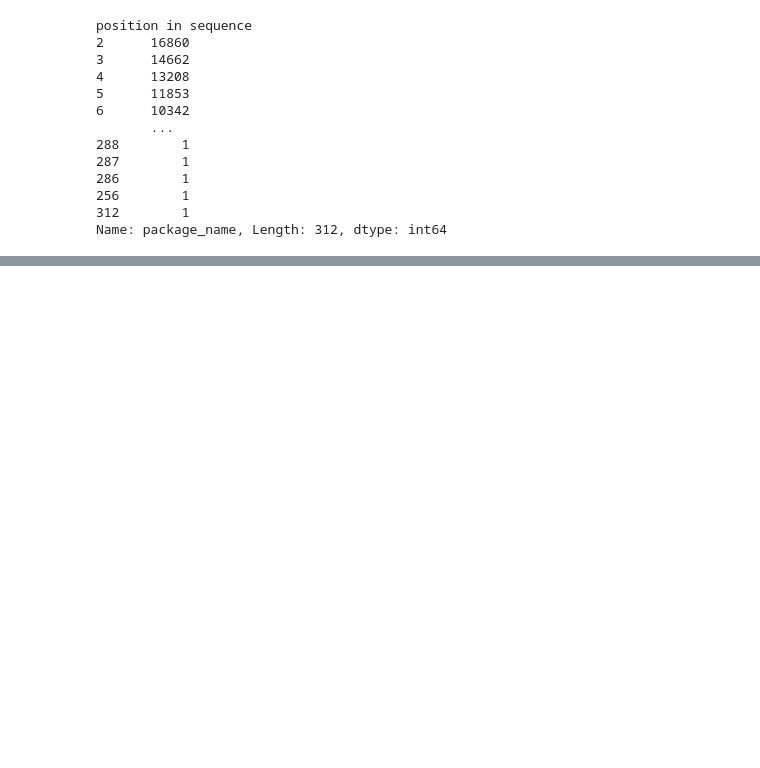
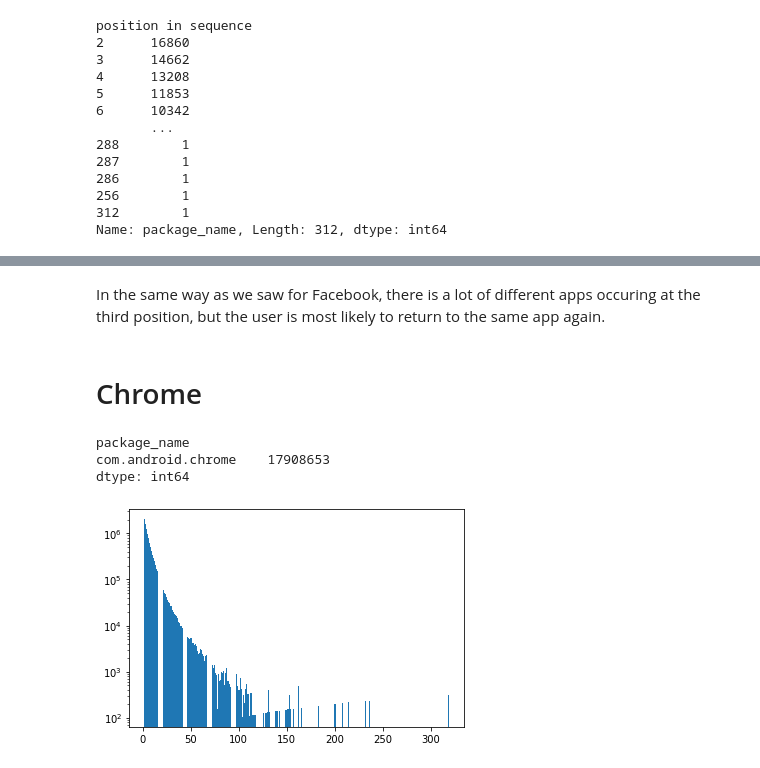
Before and after one commit to ClaraAndersen/motifs_and_competition_in_app_usage, a Jupyter notebook: app_prediction.ipynb, the cells around one changed output, grey strips where cells are left out. Drawn from its saved outputs; the diff is of its cells as text; code cells hidden in the pictures; blank space fills up the shorter version.

```diff
--- a/app_prediction.ipynb
+++ b/app_prediction.ipynb
@@ -162,0 +250,21 @@ Name: package_name, dtype: int64
+# %% [markdown]
+In the same way as we saw for Facebook, there is a lot of different apps occuring at the third position, but the user is most likely to return to the same app again.
+# %% [markdown]
+# Chrome
+# %%
+data.groupby(['package_name']).size()[data.groupby(['package_name']).size().nlargest(10)[2]==data.groupby(['package_name']).size()]
+# %% [output]
+package_name
+com.android.chrome    17908653
+dtype: int64
+# %%
+sessions_start_chrome=data.set_index(["user_id","session"]).loc[data[(data.package_name=='com.android.chrome')&(data.session!=data.groupby(["user_id"]).session.shift(1))].set_index(["user_id","session"]).index]
+# %%
+sessions_start_chrome['position in sequence']=1
+sessions_start_chrome["position in sequence"]=sessions_start_chrome.groupby(['user_id','session'])["position in sequence"].cumsum()
+# %%
+plt.bar(sessions_start_chrome.groupby('session_length').package_name.size().index,sessions_start_chrome.groupby('session_length').package_name.size().values)
+plt.yscale('log')
+plt.show()
+# %% [output]
+[figure, added]
```
Also changed, not shown: parts of 24 cells of this notebook.
